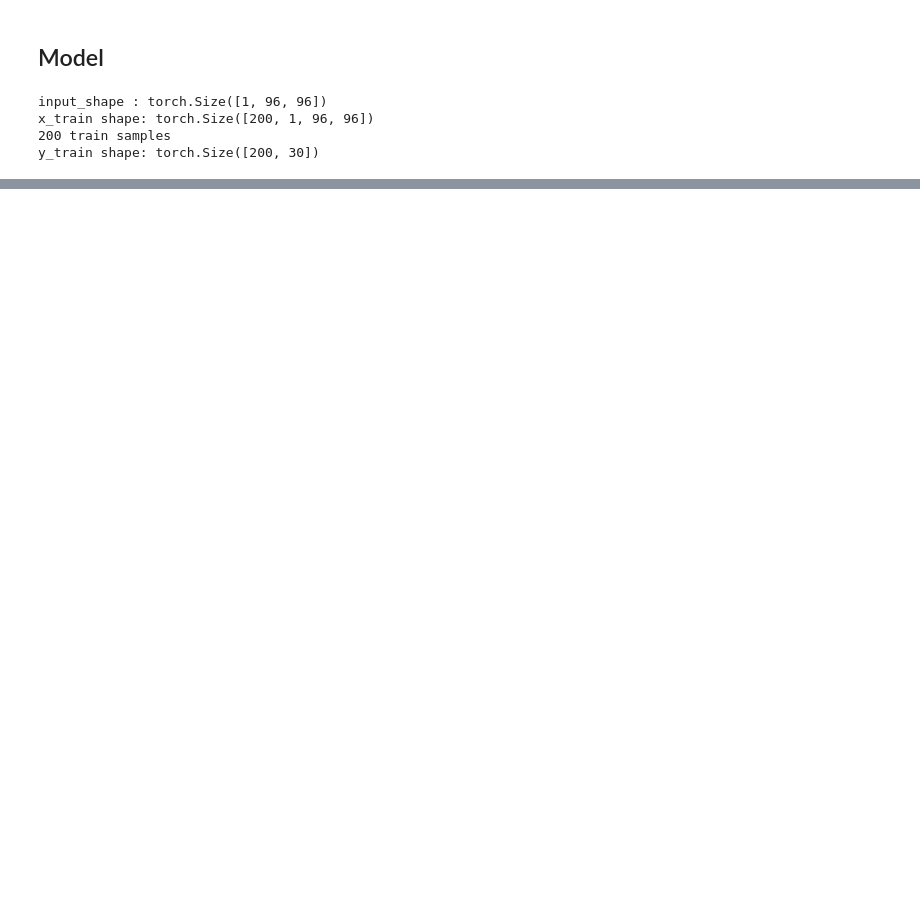
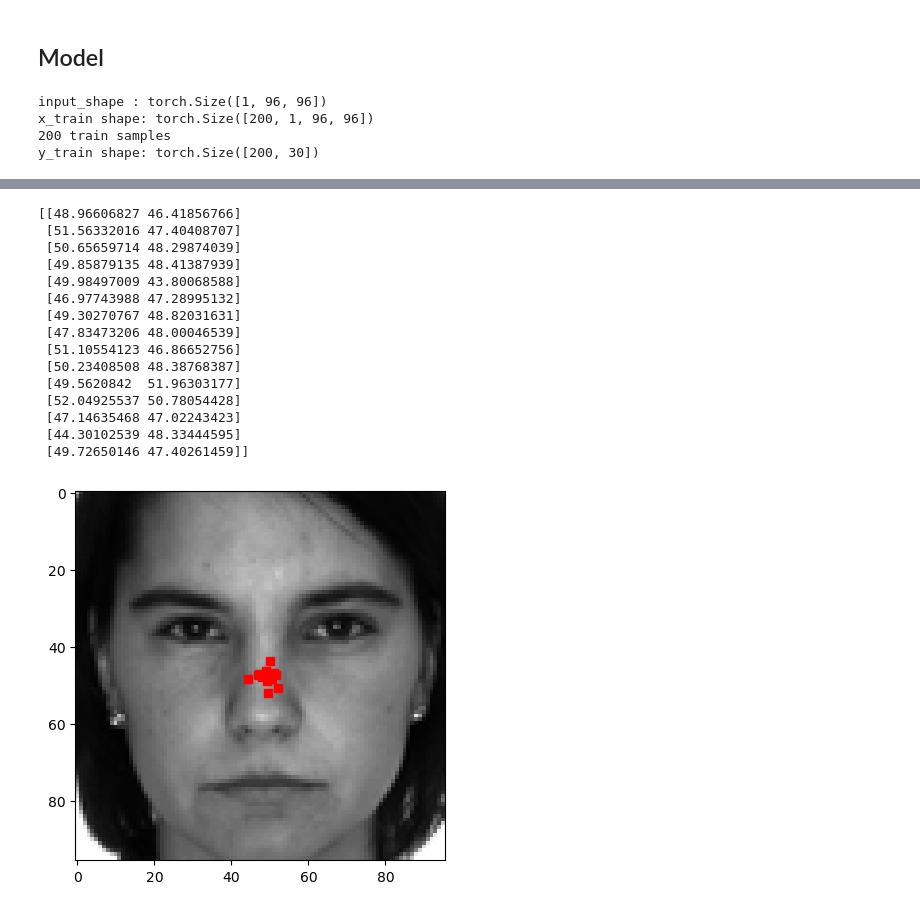
Before and after one commit to Tenna18/DL, a Jupyter notebook: Load_data.ipynb, the cells around one changed output, grey strips where cells are left out. Drawn from its saved outputs; the diff is of its cells as text; code cells hidden in the pictures; blank space fills up the shorter version.

```diff
--- a/Load_data.ipynb
+++ b/Load_data.ipynb
@@ -145,7 +123,7 @@ class imageDataset(Dataset):
 # %%
 data = imageDataset(train_data_200)
 # %%
-batch_size = 32
+batch_size = 200
 #Convert to tensors
 x_train = data.inputs
 y_train = data.labels
@@ -247,9 +219,8 @@ for epoch in range(nEpocs):  # loop over the dataset multiple times
 
         # forward + backward + optimize
         outputs = net(inputs)
-        #outputs_reshape = outputs.view(outputs.shape[0],-1)
-
-        loss = criterion(outputs_reshape, labels.long())
+        outputs_reshape = outputs.view(outputs.shape[0],-1)
+        loss = criterion(outputs_reshape, labels)
         loss.backward()
         optimizer.step()
 
@@ -266,0 +285,42 @@ RuntimeError: The size of tensor a (46080) must match the size of tensor b (30)
+# %%
+
+def get_image_and_keypoints2(series):
+    image = series['Image']
+    image = np.fromstring(image, sep=' ').reshape([96, 96]) / 255.0
+    keypoints = pd.DataFrame(outputs[43].tolist()).values.reshape([15, 2])
+    print(keypoints)
+    return image, keypoints
+
+def get_image_and_keypoints_by_id2(train_data, id):
+    series = train_data.iloc[id]
+    return get_image_and_keypoints2(series)
+
+
+def show_image_with_keypoints2(series):
+    image, keypoints = get_image_and_keypoints2(series)
+    plt.imshow(image, cmap='gray')
+    plt.plot(keypoints[:, 0], keypoints[:, 1], 'rs')
+
+
+def show_image_with_keypoints_by_id2(train_data, id):
+    series = train_data.iloc[id]
+    show_image_with_keypoints2(series)
+
+show_image_with_keypoints_by_id2(train_data, 1533)
+# %% [output]
+[[48.96606827 46.41856766]
+ [51.56332016 47.40408707]
+ [50.65659714 48.29874039]
+ [49.85879135 48.41387939]
+ [49.98497009 43.80068588]
+ [46.97743988 47.28995132]
+ [49.30270767 48.82031631]
+ [47.83473206 48.00046539]
+ [51.10554123 46.86652756]
+ [50.23408508 48.38768387]
+ [49.5620842  51.96303177]
+ [52.04925537 50.78054428]
+ [47.14635468 47.02243423]
+ [44.30102539 48.33444595]
+ [49.72650146 47.40261459]]
+[figure, added]
```
Also changed, not shown: parts of 9 cells of this notebook.
